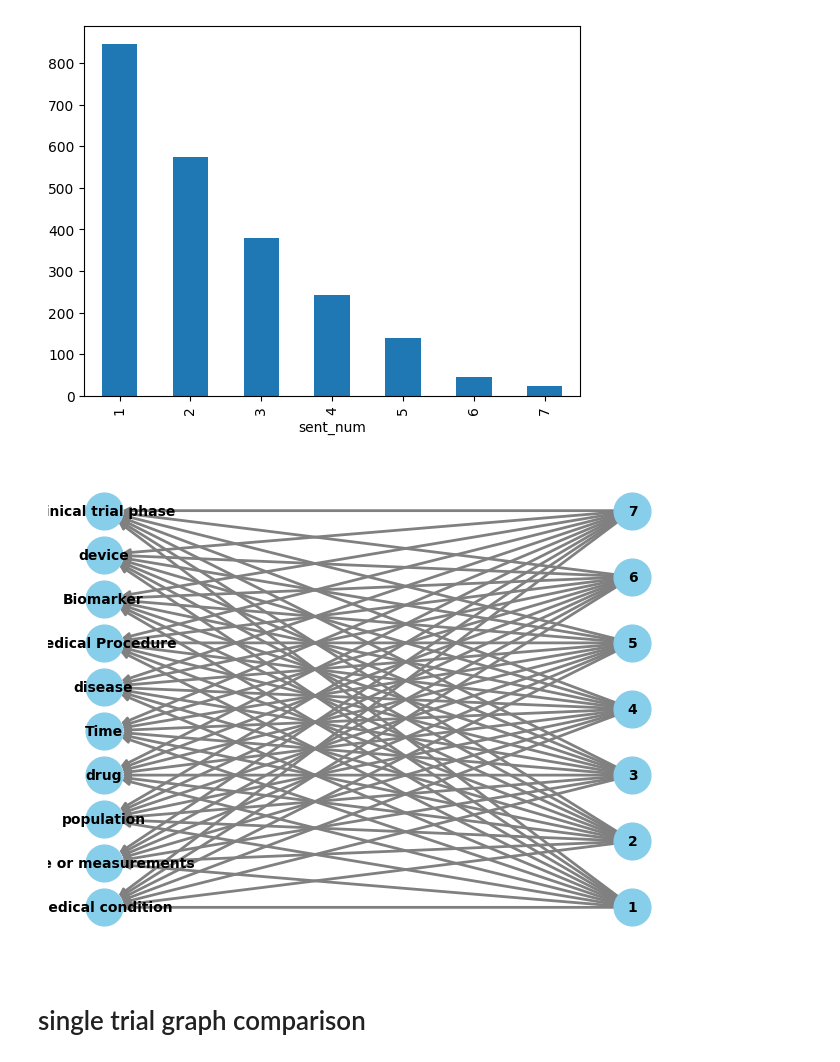
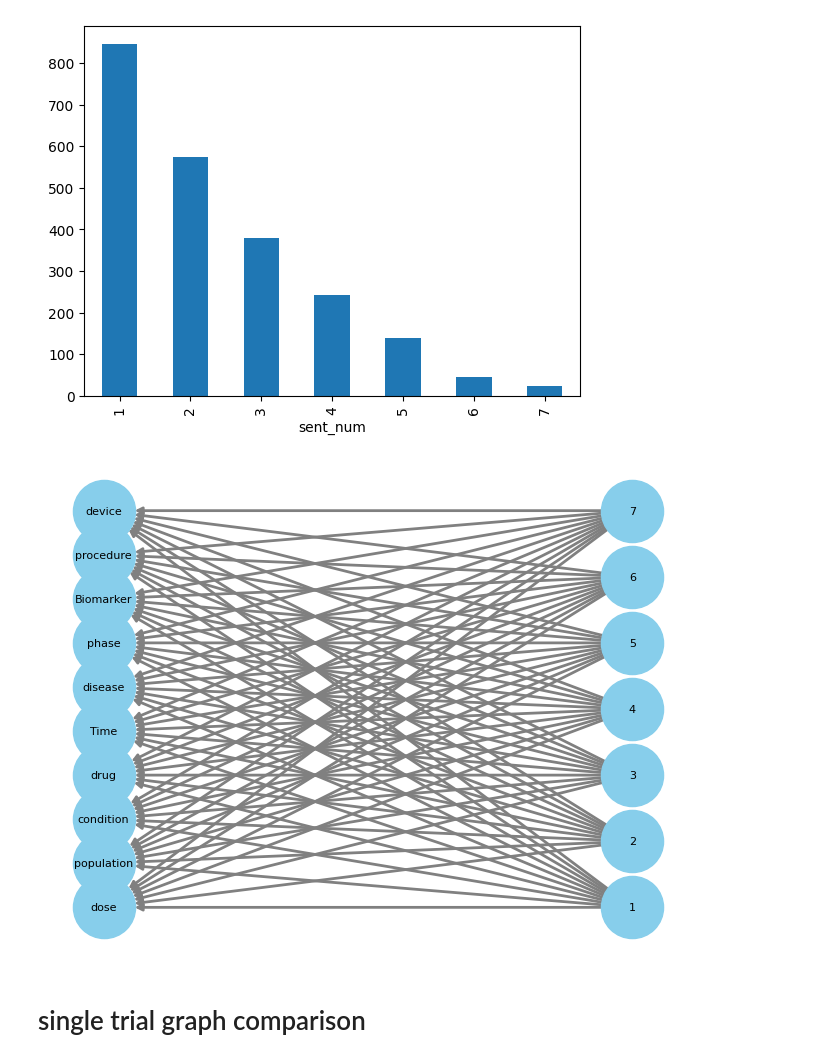
Before and after one commit to esmailza/Llama2-vLLM-LangChain-knowledge-graph, a Jupyter notebook: knowledge-graph-entity-preservation/graph-V2.ipynb, the cells around one changed output. Saved outputs shown, nothing was run; the diff lists cells and outputs as text; code cells hidden in the pictures.

```diff
--- a/knowledge-graph-entity-preservation/graph-V2.ipynb
+++ b/knowledge-graph-entity-preservation/graph-V2.ipynb
@@ -17,6 +17,8 @@ predict_mat.head(5)
 | 2 | 3 | NCT00347282NCT02612909NCT03345108... | It is especially prominent when t... | 379 | 459 | 327 | 372 | 291 | ... |
 | 3 | 4 | NCT00347282NCT02612909NCT01622699... | An ideal orbital implant replaces... | 242 | 277 | 208 | 235 | 209 | ... |
 | 4 | 5 | NCT00347282NCT02612909NCT01622699... | implant size 20-22mm), while the ... | 138 | 165 | 127 | 143 | 119 | ... |
+# %%
+predict_mat.rename(columns={'medical condition': 'condition', 'Dose or measurements':'dose',  'clinical trial phase':'phase', 'Medical Procedure':'procedure'}, inplace=True)
 # %%
 del predict_mat['NCTID']
 del predict_mat['sum']
@@ -130,6 +141,8 @@ orig_test_mat.head(5)
 | 2 | 3 | NCT00107380NCT02046200NCT03275467... | Some block the ability of cancer ... | 300 | 343 | 263 | 268 | 235 | ... |
 | 3 | 4 | NCT00107380NCT02046200NCT03275467... | Others find cancer cells and help... | 186 | 227 | 169 | 176 | 144 | ... |
 | 4 | 5 | NCT00107380NCT02046200NCT03275467... | Drugs used in chemotherapy, such ... | 139 | 172 | 133 | 132 | 122 | ... |
+# %%
+orig_test_mat.rename(columns={'medical condition': 'condition', 'Dose or measurements':'dose',  'clinical trial phase':'phase', 'Medical Procedure':'procedure'}, inplace=True)
 # %%
 # Just considering the first seven sentences of the original and predicted summaries
 orig_test_mat = orig_test_mat.iloc[:7]
@@ -192,9 +205,9 @@ for i, row in orig_test_mat.iterrows():
 # %%
 # Draw the graph
 pos = nx.bipartite_layout(G_orig_test, columns)
-nx.draw(G_orig_test, pos, with_labels=True, node_size=700, node_color='skyblue', font_size=10, font_color='black', font_weight='bold', edge_color='gray', width=2, edge_cmap=plt.cm.Blues)
+nx.draw(G_orig_test, pos, with_labels=True, node_size=2000, node_color='skyblue', font_size=8, font_color='black', edge_color='gray', width=2, edge_cmap=plt.cm.Blues)
 # %% [output]
-[figure, old version]
+[figure, new version]
 # %% [markdown]
 # single trial graph comparison
 # %%
```
Also changed, not shown: parts of 4 cells of this notebook, 1 other file.
